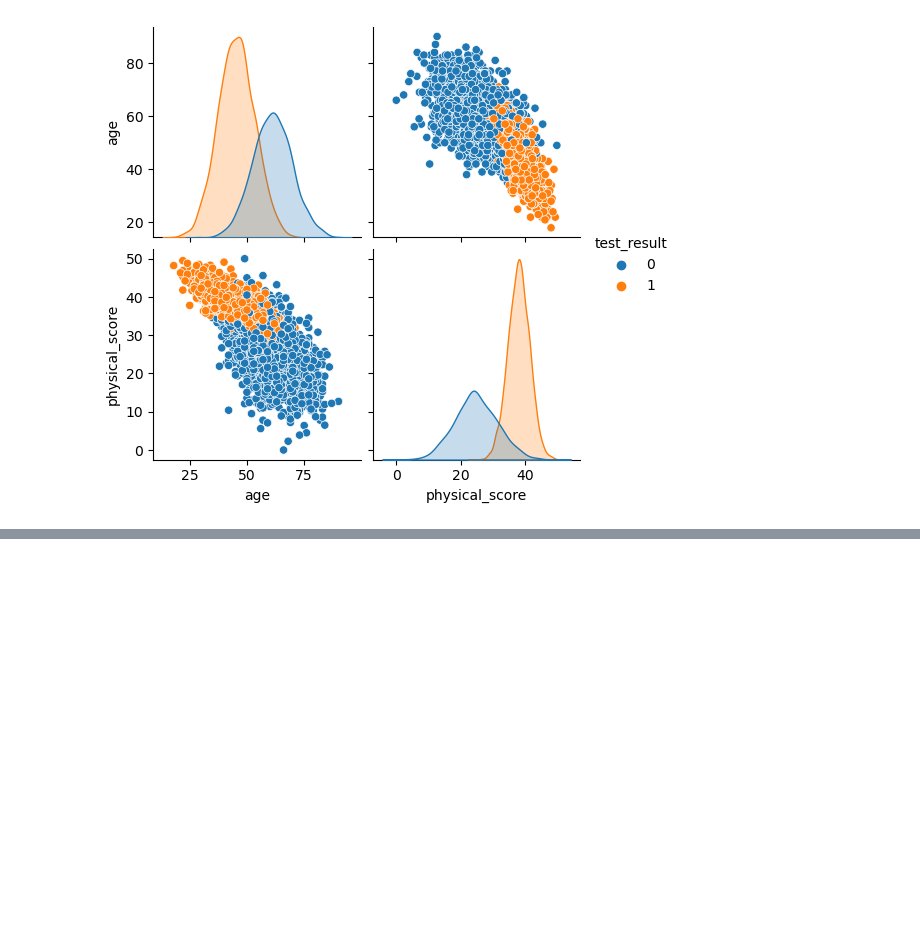
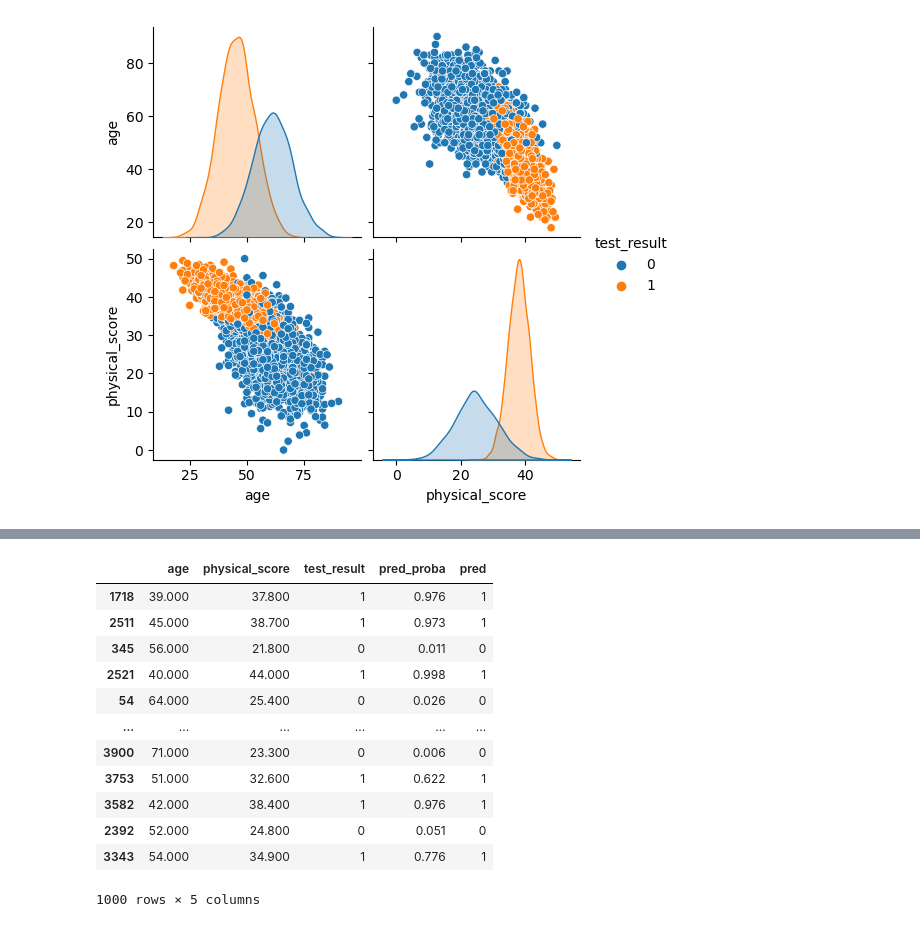
Before and after one commit to pir23oguz/B_150, a Jupyter notebook: My_ml/My_5-Logistic Regression 18.07.2023.ipynb, the cells around one changed output, grey strips where cells are left out. Cells and saved outputs as stored; diff of their text form; code cells hidden in the pictures; blank space fills up the shorter version.

```diff
--- a/My_ml/My_5-Logistic Regression 18.07.2023.ipynb
+++ b/My_ml/My_5-Logistic Regression 18.07.2023.ipynb
@@ -169,0 +174,3 @@ array([[-0.903313  ,  3.48541689]])
+# %%
+y_pred = log_model.predict(X_test_scaled)
+y_pred
@@ -169,0 +245,17 @@ array([[-0.903313  ,  3.48541689]])
+# %%
+test_data["pred"] = y_pred
+test_data
+# %% [output]
+|  | age | physical_score | test_result | pred_proba | pred |
+| 1718 | 39.000 | 37.800 | 1 | 0.976 | 1 |
+| 2511 | 45.000 | 38.700 | 1 | 0.973 | 1 |
+| 345 | 56.000 | 21.800 | 0 | 0.011 | 0 |
+| 2521 | 40.000 | 44.000 | 1 | 0.998 | 1 |
+| 54 | 64.000 | 25.400 | 0 | 0.026 | 0 |
+| ... | ... | ... | ... | ... | ... |
+| 3900 | 71.000 | 23.300 | 0 | 0.006 | 0 |
+| 3753 | 51.000 | 32.600 | 1 | 0.622 | 1 |
+| 3582 | 42.000 | 38.400 | 1 | 0.976 | 1 |
+| 2392 | 52.000 | 24.800 | 0 | 0.051 | 0 |
+| 3343 | 54.000 | 34.900 | 1 | 0.776 | 1 |
+1000 rows × 5 columns
```
Also changed, not shown: parts of 63 cells of this notebook, 2 other files.
